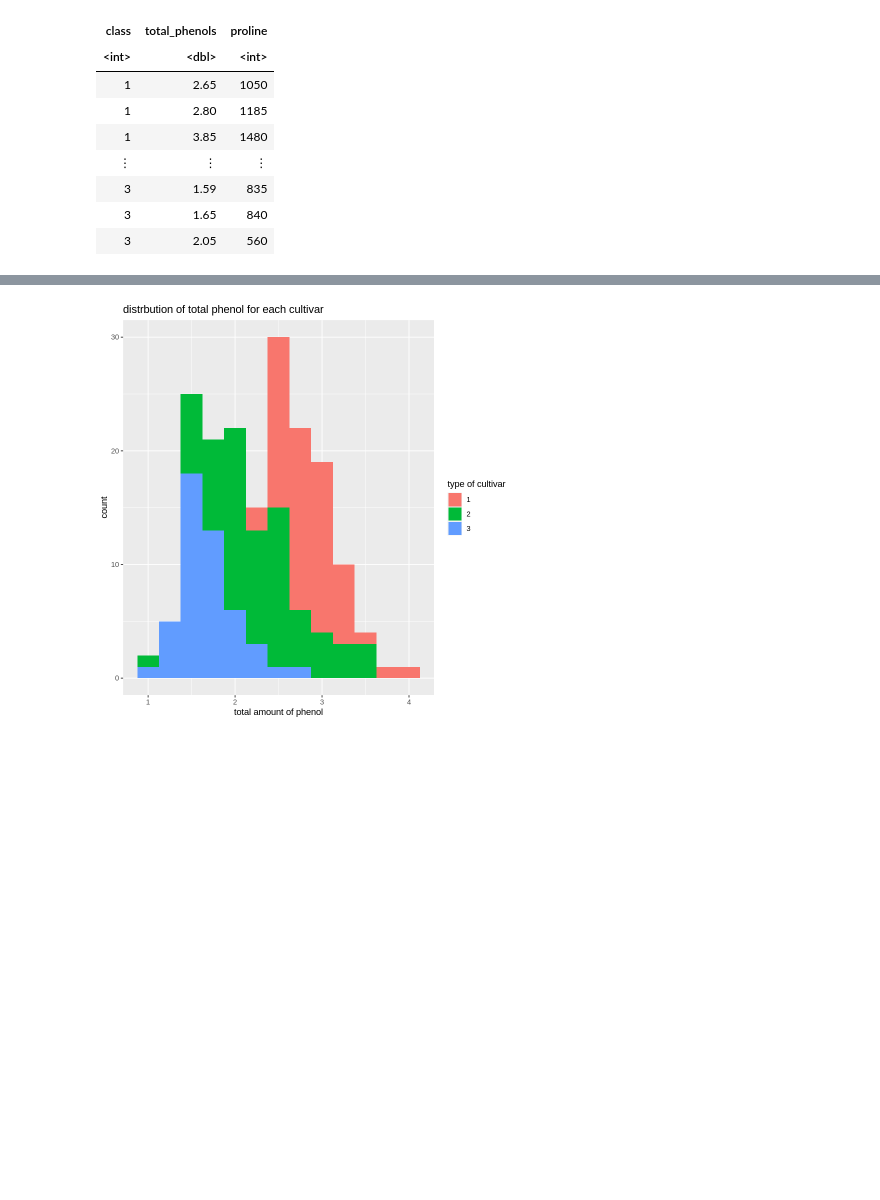
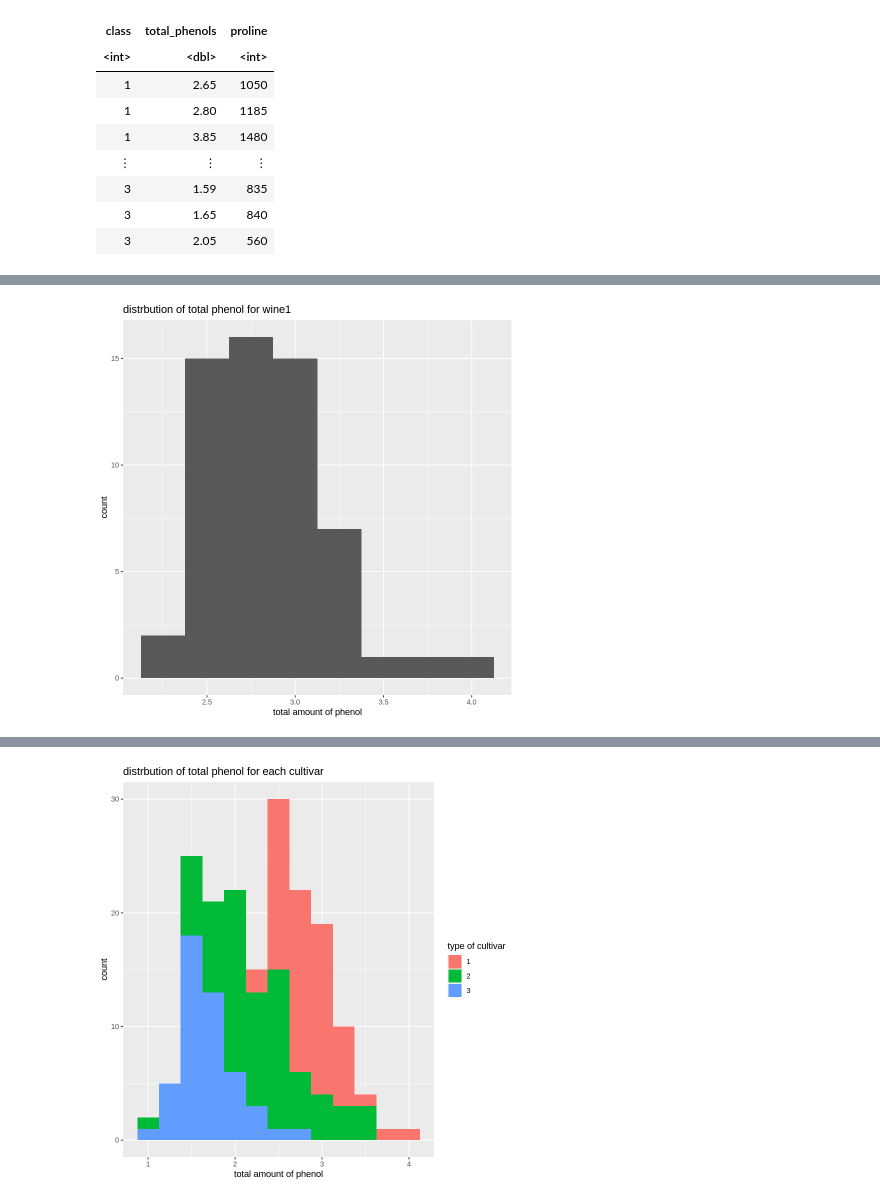
Before and after one commit to lyl1220/Stat201_Project, a Jupyter notebook: proposal (1).ipynb, the cells around one changed output, grey strips where cells are left out. Saved outputs shown, nothing was run; the diff lists cells and outputs as text; code cells hidden in the pictures; blank space fills up the shorter version.

```diff
--- a/proposal (1).ipynb
+++ b/proposal (1).ipynb
@@ -64,8 +46,13 @@ A data.frame: 177 × 14
 | 3 | 14.13 | 4.10 | 2.74 | 24.5 | 96 | 2.05 | 0.76 | ... |
 # %%
 #cleaning data and selecting/
+
+
 clean_data <- dataset |>
-    select(class, total_phenols, proline) |>filter(!is.na(total_phenols))|>filter(!is.na(proline))
+    select(class, total_phenols, proline) |>
+    filter(!is.na(total_phenols))|>
+    filter(!is.na(proline)) |>
+    filter( class == 1 &&2)
 
 clean_data
 # %% [output]
@@ -82,3 +69,6 @@ A data.frame: 177 × 3
 # %%
 #turning class into a factor
 clean_data$class <- as.factor(clean_data$class)
+# %%
+wine1<-clean_data|>filter(class=="1")
+wine1
@@ -84,0 +100,9 @@ clean_data$class <- as.factor(clean_data$class)
+# %%
+wine1_hist<-wine1 |>
+    ggplot() +
+    geom_histogram(aes(x = total_phenols), binwidth = 0.25) +
+    labs( x = "total amount of phenol") +
+    ggtitle( "distrbution of total phenol for wine1")
+wine1_hist
+# %% [output]
+[figure, added]
```
Also changed, not shown: parts of 5 cells of this notebook, 1 other file.
